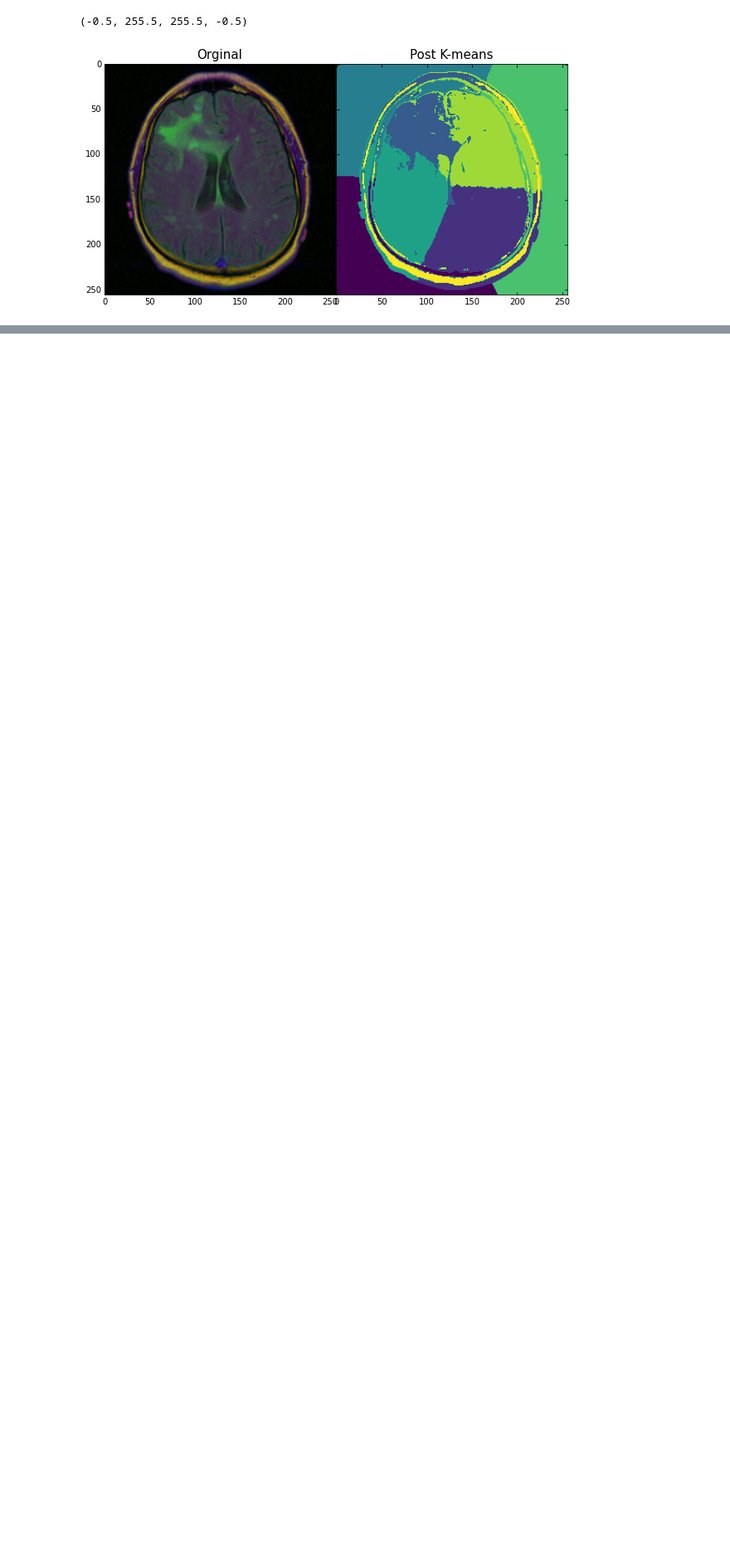
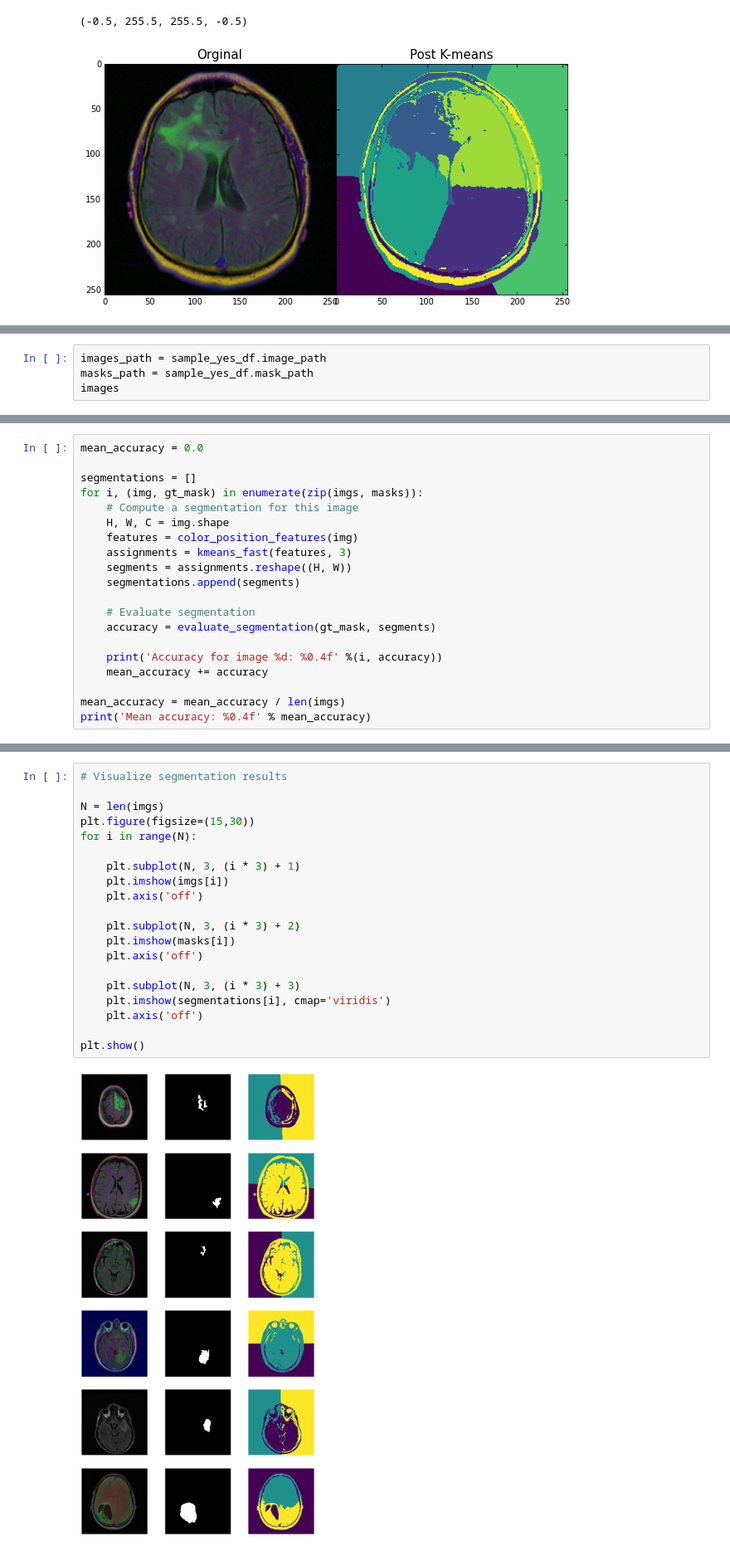
Before and after one commit to MarionSauvage/DL_Project_CS, a Jupyter notebook: segmentation_kmeans.ipynb, the cells around one changed output, grey strips where cells are left out. Shown at 83% size. Drawn from its saved outputs; the diff is of its cells as text; blank space fills up the shorter version.

Commit message:
update kmeans

```diff
--- a/segmentation_kmeans.ipynb
+++ b/segmentation_kmeans.ipynb
@@ -229,0 +287,4 @@ grid[1].axis("off")
+# %%
+images_path = sample_yes_df.image_path
+masks_path = sample_yes_df.mask_path
+images
@@ -229,0 +308,20 @@ grid[1].axis("off")
+# %%
+mean_accuracy = 0.0
+
+segmentations = []
+for i, (img, gt_mask) in enumerate(zip(imgs, masks)):
+    # Compute a segmentation for this image
+    H, W, C = img.shape
+    features = color_position_features(img)
+    assignments = kmeans_fast(features, 3)
+    segments = assignments.reshape((H, W))
+    segmentations.append(segments)
+
+    # Evaluate segmentation
+    accuracy = evaluate_segmentation(gt_mask, segments)
+
+    print('Accuracy for image %d: %0.4f' %(i, accuracy))
+    mean_accuracy += accuracy
+
+mean_accuracy = mean_accuracy / len(imgs)
+print('Mean accuracy: %0.4f' % mean_accuracy)
@@ -229,0 +336,22 @@ grid[1].axis("off")
+# %%
+# Visualize segmentation results
+
+N = len(imgs)
+plt.figure(figsize=(15,30))
+for i in range(N):
+
+    plt.subplot(N, 3, (i * 3) + 1)
+    plt.imshow(imgs[i])
+    plt.axis('off')
+
+    plt.subplot(N, 3, (i * 3) + 2)
+    plt.imshow(masks[i])
+    plt.axis('off')
+
+    plt.subplot(N, 3, (i * 3) + 3)
+    plt.imshow(segmentations[i], cmap='viridis')
+    plt.axis('off')
+
+plt.show()
+# %% [output]
+[figure, added]
```
Also changed, not shown: parts of 7 cells of this notebook, 2 other files.
